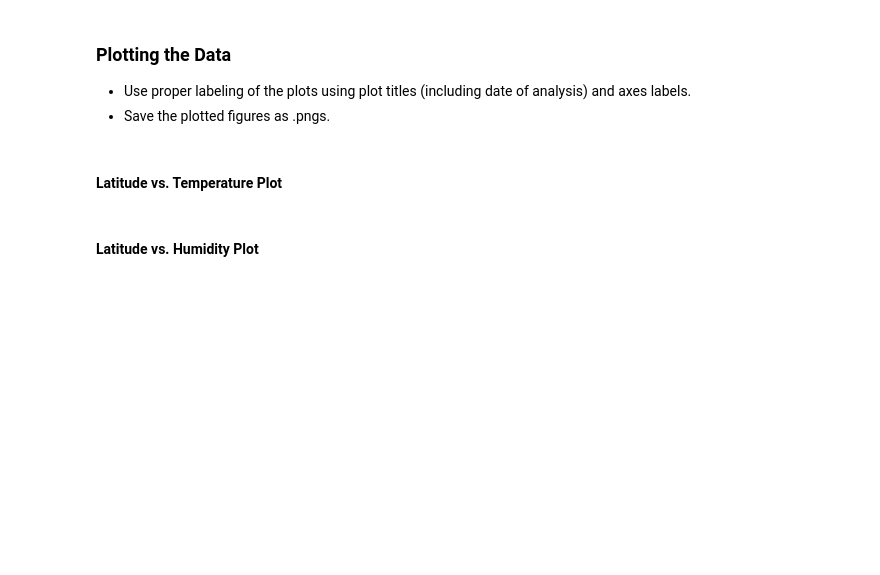
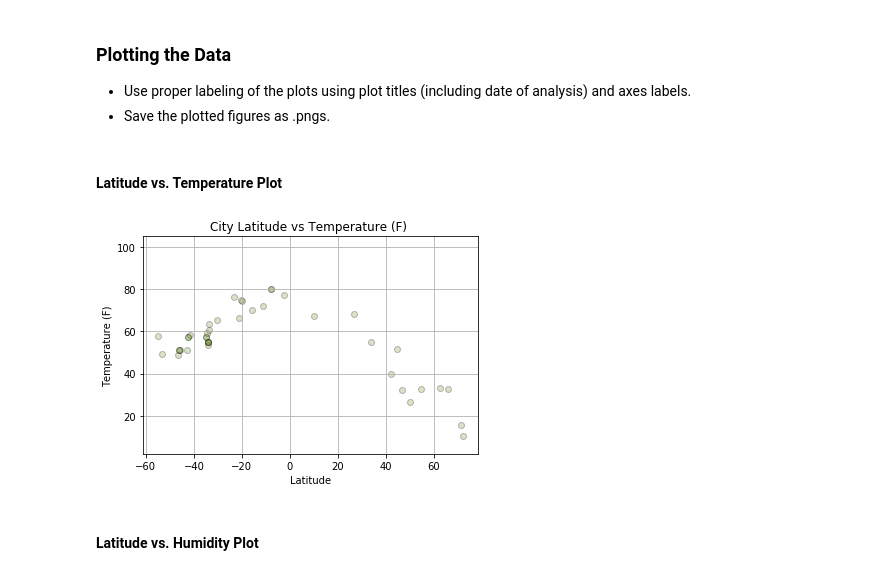
Before and after one commit to 200013546/python-api-challenge, a Jupyter notebook: WeatherPy.ipynb, the cells around one changed output. Drawn from its saved outputs; the diff is of its cells as text; code cells hidden in the pictures; blank space fills up the shorter version.

```diff
--- a/WeatherPy.ipynb
+++ b/WeatherPy.ipynb
@@ -59,0 +97,14 @@ len(cities)
+# %%
+cities = []
+country = []
+
+for lat,lon in latitude_and_Longitude:
+    city = citipy.nearest_city(lat,lon)
+
+    cityName = city.city_name
+
+    cities.append(cityName)
+
+    country.append(city.country_code)
+
+print('The above script has generated {} different cities using random numbers.'.format(len(set(cities))))
@@ -59,0 +208,4 @@ len(cities)
+# %%
+#
+df_filterd=df_countriesf_countries[df_countriesf_countries['returncode'] == '200']
+df_filterd.head()
@@ -59,0 +219,25 @@ len(cities)
+# %%
+#plt.clf()
+from datetime import date
+
+today = date.today()
+print("Today's date:", today)
+
+# Create function to display plot of various aspects
+def my_plot(my_x,my_y,mydf):
+    #plt.figure(figsize=(15,10))
+
+    #########
+    # Change the colun names from dataframe you can reuse the plot code for other fields from df_filterd
+    x_one=my_x
+    y_one=my_y
+    ##########
+    scatter=plt.scatter(mydf[x_one], mydf[y_one], color='olivedrab',edgecolor='black', alpha=0.25)
+
+    plt.ylim(2,105)
+    plt.grid()
+    plt.xlabel(x_one)
+    plt.ylabel(y_one)
+    plt.title(f'City {x_one} vs {y_one} ')
+    plt.savefig(f"./Images/{x_one}_vs_{y_one}.png")
+    plt.show()
@@ -63,5 +249,9 @@ len(cities)
 * Save the plotted figures as .pngs.
 # %% [markdown]
 #### Latitude vs. Temperature Plot
+# %%
+my_plot("Latitude","Temperature (F)",df_filterd)
+# %% [output]
+[figure, added]
 # %% [markdown]
 #### Latitude vs. Humidity Plot
```
Also changed, not shown: parts of 24 cells of this notebook, 14 other files.
